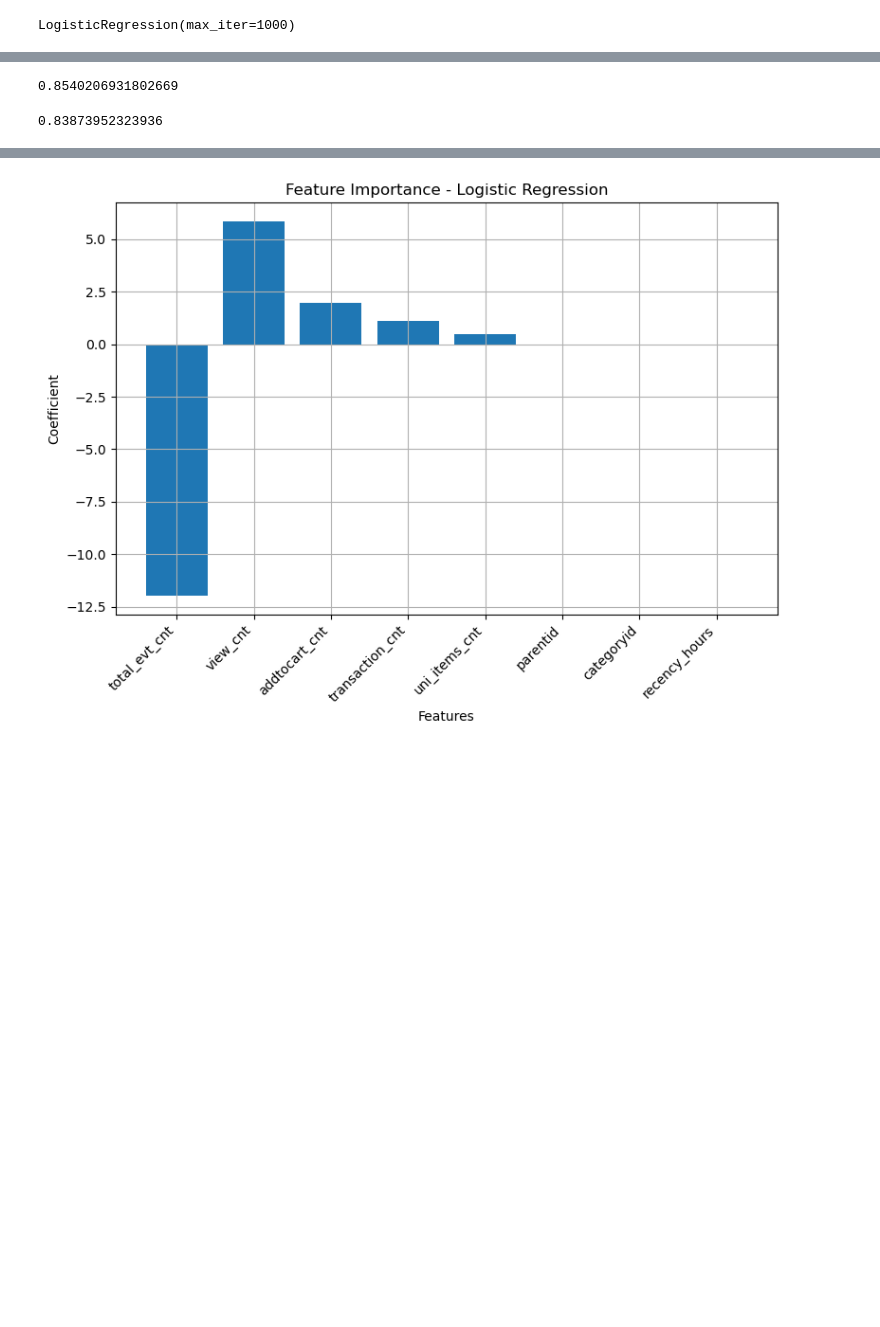
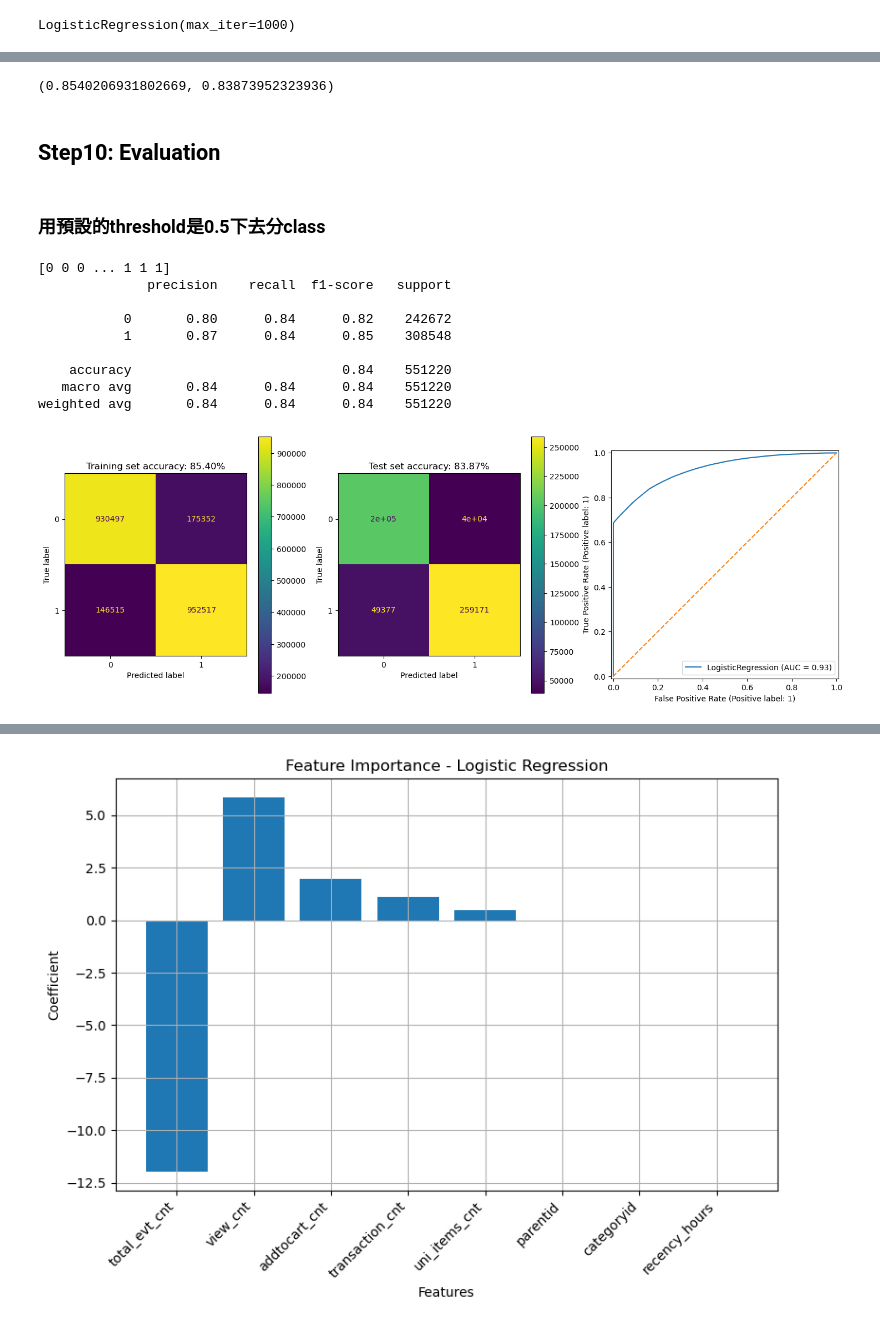
Before and after one commit to Eleanor-git/ecommerce_project, a Jupyter notebook: End_to_End_Customer_Experience_Enhancement_Solution.ipynb, the cells around one changed output, grey strips where cells are left out. Drawn from its saved outputs; the diff is of its cells as text; code cells hidden in the pictures; blank space fills up the shorter version.

Commit message:
saved the model, and made adjustment of evaluation metrics

```diff
--- a/End_to_End_Customer_Experience_Enhancement_Solution.ipynb
+++ b/End_to_End_Customer_Experience_Enhancement_Solution.ipynb
@@ -760,8 +753,58 @@ weighted avg       0.84      0.84      0.84    551220
+# %%
+## Saving the baseline model
+# import joblib
+# joblib.dump(model, 'Logistic_baseline_model.joblib')
+model = joblib.load("./model/Logistic_baseline_model.joblib")
 # %%
-model.score(X_train, y_train)
+# Checking if the model loaded successfully
+model.score(X_train, y_train), model.score(X_test, y_test)
 # %% [output]
-0.8540206931802669
+(0.8540206931802669, 0.83873952323936)
-# %%
-model.score(X_test, y_test)
-# %% [output]
-0.83873952323936
+# %% [markdown]
+## Step10: Evaluation
+# %%
+def model_eval(model, X_train, y_train, X_test, y_test, y_pred = None):
+    plt.style.use('default')
+    fig = plt.figure(figsize = (18, 6))
+
+    # Confusion Matrix - training dataset
+    ax0 = fig.add_subplot(1, 3, 1)
+    ConfusionMatrixDisplay.from_estimator(model, X_train, y_train, ax = ax0)
+    ax0.set(title = f"Training set accuracy: {model.score(X_train, y_train) * 100:.2f}%")
+
+    if y_pred is not None:
+        ax1 = fig.add_subplot(1, 3, 2)
+        ConfusionMatrixDisplay.from_predictions(y_test, y_pred, ax = ax1)
+        ax1.set(title = f"Test set accuracy: {model.score(X_test, y_test)*100:.2f}%")
+    else:
+        # Confusion Matrix - Test dataset
+        ax1 = fig.add_subplot(1, 3, 2)
+        ConfusionMatrixDisplay.from_estimator(model, X_test, y_test, ax = ax1)
+        ax1.set(title = f"Test set accuracy: {model.score(X_test, y_test)*100:.2f}%")
+
+    # roc curve
+    ax2 = fig.add_subplot(1,3,3)
+    RocCurveDisplay.from_estimator(model, X_test, y_test, ax = ax2)
+    ax2.plot([0, 1], [0, 1], linestyle='--')
+
+
+    # classification report
+    if y_pred is not None:
+        print(classification_report(y_test, y_pred))
+    else:
+        print(classification_report(y_test, model.predict(X_test)))
+# %% [markdown]
+### 用預設的threshold是0.5下去分class
+# %%
+model_eval(model, X_train, y_train, X_test, y_test) #預設的threshold是0.5
+# %% [output]
+[0 0 0 ... 1 1 1]
+              precision    recall  f1-score   support
+
+           0       0.80      0.84      0.82    242672
+           1       0.87      0.84      0.85    308548
+
+    accuracy                           0.84    551220
+   macro avg       0.84      0.84      0.84    551220
+weighted avg       0.84      0.84      0.84    551220
+[figure, added]
```
Also changed, not shown: parts of 11 cells of this notebook, 3 other files.
